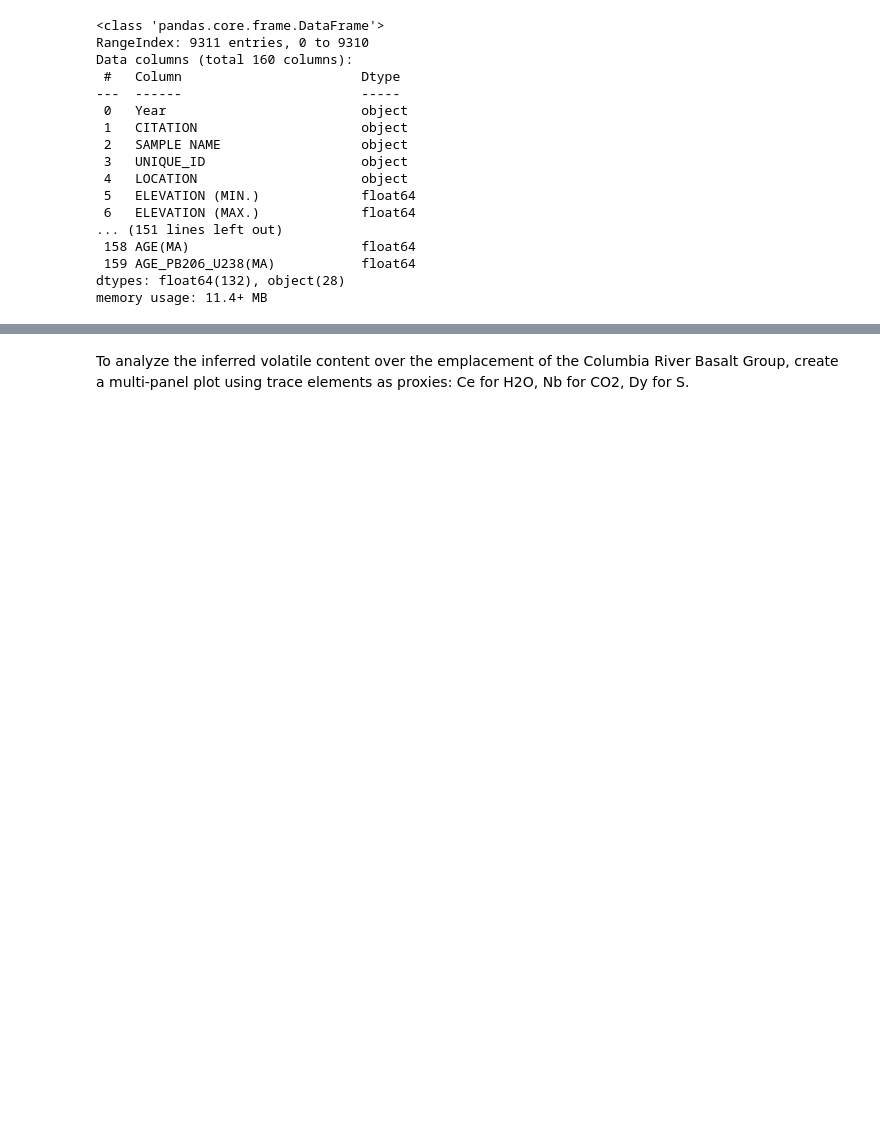
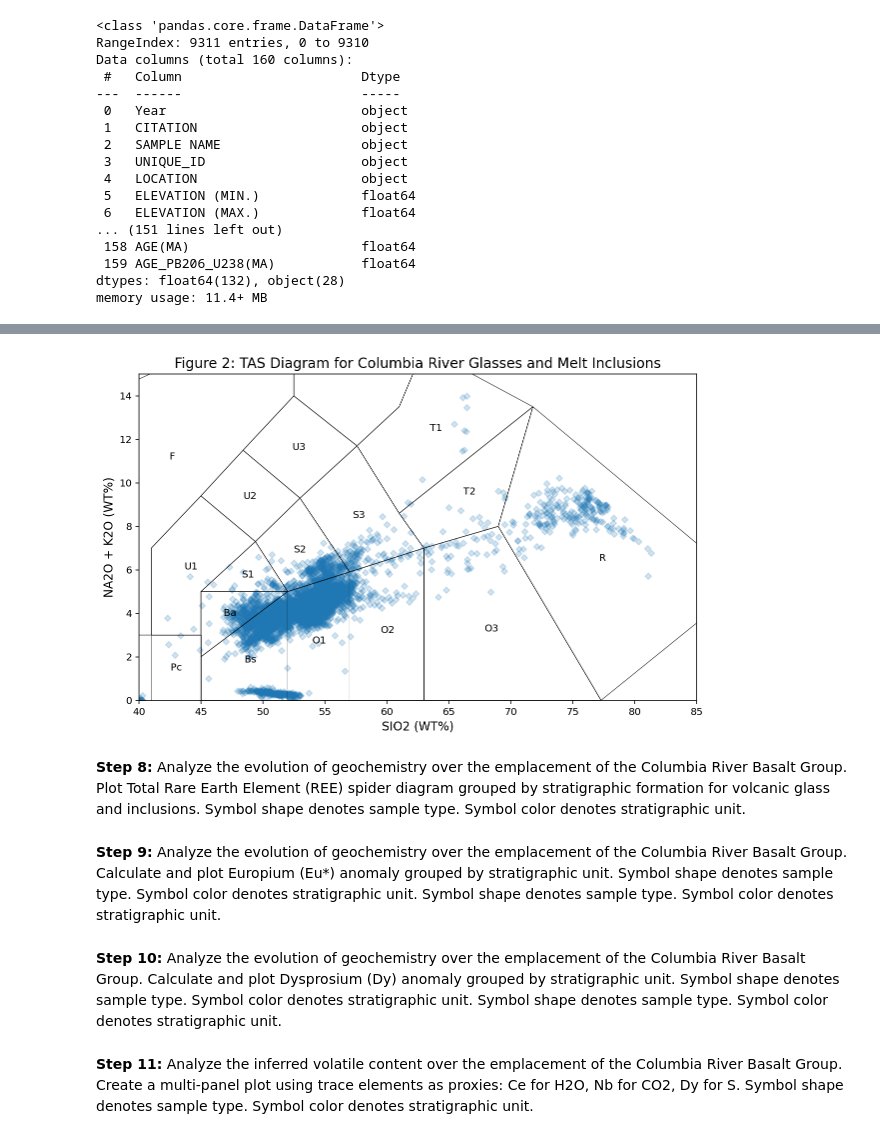
Before and after one commit to lhlinka/rces-final-project, a Jupyter notebook: finalproject.ipynb, the cells around one changed output, grey strips where cells are left out. Saved outputs shown, nothing was run; the diff lists cells and outputs as text; code cells hidden in the pictures; blank space fills up the shorter version.

```diff
--- a/finalproject.ipynb
+++ b/finalproject.ipynb
@@ -65,0 +107,30 @@ Create a map illustrating the geographical location of data points, colorcode by
+# %%
+# Define Major Elements and create a new Column with the Major Element Total WT% for the Raw Data.
+MAJOR_ELEMENTS_RAW = ['SIO2(WT%)','TIO2(WT%)','AL2O3(WT%)','MGO(WT%)','CAO(WT%)','K2O(WT%)',
+                      'NA2O(WT%)','P2O5(WT%)','MNO(WT%)','FE2O3T(WT%)','FE2O3(WT%)','FEOT(WT%)',
+                      'FEO(WT%)']
+df['Total(WT%)RAW'] = df.loc[:,MAJOR_ELEMENTS_RAW].sum(axis=1, min_count=1)
+
+# # Normalize major element data to 100%. Create a new Column for each normalized element.
+df['SIO2(WT%)NORM'] = (df['SIO2(WT%)']/df['Total(WT%)RAW'])*100
+df['TIO2(WT%)NORM'] = (df['TIO2(WT%)']/df['Total(WT%)RAW'])*100
+df['AL2O3(WT%)NORM'] = (df['AL2O3(WT%)']/df['Total(WT%)RAW'])*100
+df['MGO(WT%)NORM'] = (df['MGO(WT%)']/df['Total(WT%)RAW'])*100
+df['CAO(WT%)NORM'] = (df['CAO(WT%)']/df['Total(WT%)RAW'])*100
+df['K2O(WT%)NORM'] = (df['K2O(WT%)']/df['Total(WT%)RAW'])*100
+df['NA2O(WT%)NORM'] = (df['NA2O(WT%)']/df['Total(WT%)RAW'])*100
+df['P2O5(WT%)NORM'] = (df['P2O5(WT%)']/df['Total(WT%)RAW'])*100
+df['MNO(WT%)NORM'] = (df['MNO(WT%)']/df['Total(WT%)RAW'])*100
+df['FE2O3T(WT%)NORM'] = (df['FE2O3T(WT%)']/df['Total(WT%)RAW'])*100
+df['FE2O3(WT%)NORM'] = (df['FE2O3(WT%)']/df['Total(WT%)RAW'])*100
+df['FEOT(WT%)NORM'] = (df['FEOT(WT%)']/df['Total(WT%)RAW'])*100
+df['FEO(WT%)NORM'] = (df['FEO(WT%)']/df['Total(WT%)RAW'])*100
+
+# # Create a new Column with the Major Element Total WT% for the Normalized Data.
+MAJOR_ELEMENTS_NORM = ['SIO2(WT%)NORM','TIO2(WT%)NORM','AL2O3(WT%)NORM','MGO(WT%)NORM','CAO(WT%)NORM',
+                       'K2O(WT%)NORM','NA2O(WT%)NORM','P2O5(WT%)NORM','MNO(WT%)NORM','FE2O3T(WT%)NORM',
+                       'FE2O3(WT%)NORM','FEOT(WT%)NORM','FEO(WT%)NORM']
+df['Total(WT%)NORM'] = df.loc[:,MAJOR_ELEMENTS_NORM].sum(axis=1, min_count=1)
+
+# # Create a new Column with Total Alkali content (NA2O + K2O).
+df["NA2O+K2O(WT%)NORM"] = df['NA2O(WT%)NORM'] + df['K2O(WT%)NORM']
@@ -71,0 +196,16 @@ Calculate and plot Dysprosium (Dy) anomaly grouped by stratographic unit.
+# %%
+from pyrolite.util.plot.axes import share_axes
+from pyrolite.plot.templates import TAS
+
+ax = TAS(linewidth=0.5, labels='ID', figsize=[10,6])
+df.plot.scatter(ax=ax, x='SIO2(WT%)NORM', y='NA2O+K2O(WT%)NORM', alpha = 0.2)
+ax.set_title('Figure 2: TAS Diagram for Columbia River Glasses and Melt Inclusions', fontsize = 14)
+ax.set_xlabel('SIO2 (WT%)', fontsize = 12)
+ax.set_ylabel('NA2O + K2O (WT%)', fontsize = 12)
+ax.set_xlim(40,85)
+ax.set_ylim(0,15)
+plt.show();
+# %% [output]
+[figure, added]
+# %% [markdown]
+<b>Step 8:</b> Analyze the evolution of geochemistry over the emplacement of the Columbia River Basalt Group. Plot Total Rare Earth Element (REE) spider diagram grouped by stratigraphic formation for volcanic glass and inclusions. Symbol shape denotes sample type. Symbol color denotes stratigraphic unit.
@@ -71,0 +214,2 @@ Calculate and plot Dysprosium (Dy) anomaly grouped by stratographic unit.
+# %% [markdown]
+<b>Step 9:</b> Analyze the evolution of geochemistry over the emplacement of the Columbia River Basalt Group. Calculate and plot Europium (Eu*) anomaly grouped by stratigraphic unit. Symbol shape denotes sample type. Symbol color denotes stratigraphic unit. Symbol shape denotes sample type. Symbol color denotes stratigraphic unit.
@@ -71,0 +218,2 @@ Calculate and plot Dysprosium (Dy) anomaly grouped by stratographic unit.
+# %% [markdown]
+<b>Step 10:</b> Analyze the evolution of geochemistry over the emplacement of the Columbia River Basalt Group. Calculate and plot Dysprosium (Dy) anomaly grouped by stratigraphic unit. Symbol shape denotes sample type. Symbol color denotes stratigraphic unit. Symbol shape denotes sample type. Symbol color denotes stratigraphic unit.
@@ -72,2 +222,2 @@ Calculate and plot Dysprosium (Dy) anomaly grouped by stratographic unit.
 # %% [markdown]
-To analyze the inferred volatile content over the emplacement of the Columbia River Basalt Group, create a multi-panel plot using trace elements as proxies: Ce for H2O, Nb for CO2, Dy for S.
+<b>Step 11:</b> Analyze the inferred volatile content over the emplacement of the Columbia River Basalt Group. Create a multi-panel plot using trace elements as proxies: Ce for H2O, Nb for CO2, Dy for S. Symbol shape denotes sample type. Symbol color denotes stratigraphic unit.
```
Also changed, not shown: parts of 26 cells of this notebook.
